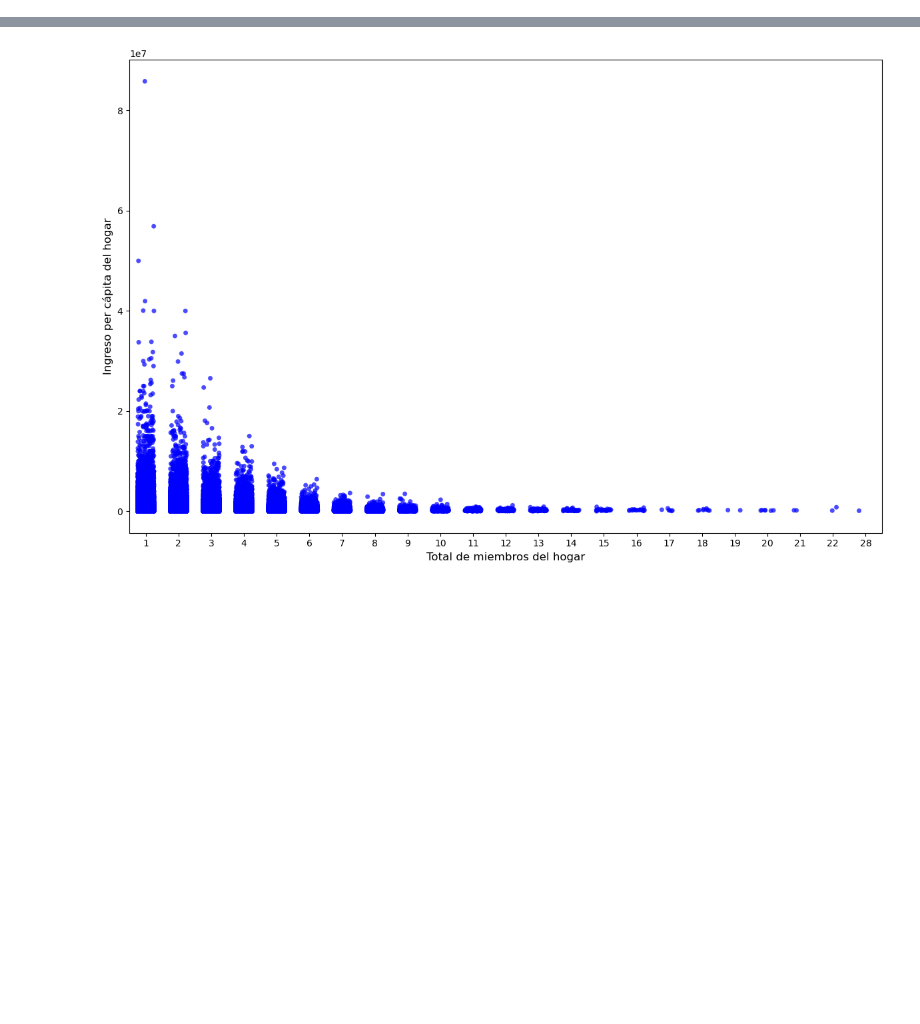
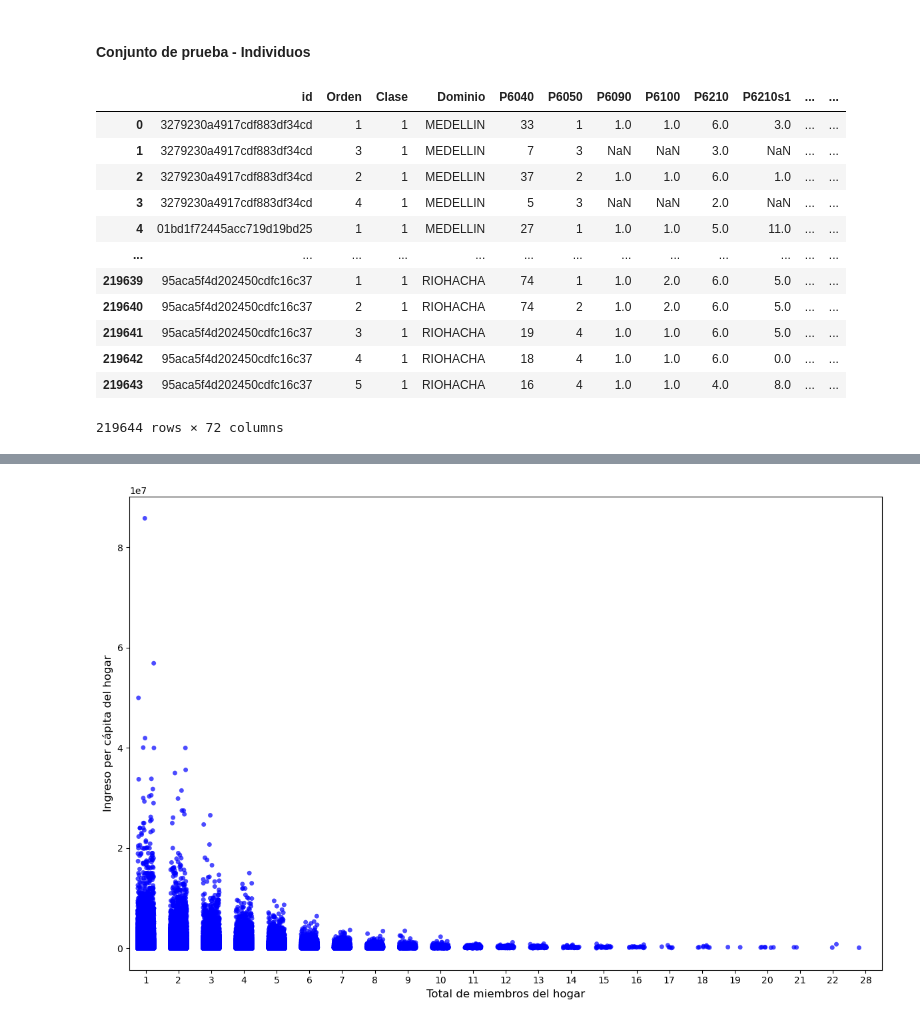
Before and after one commit to milagrosonofri/Problem_Set_2, a Jupyter notebook: scripts/1_Working_data.ipynb, the cells around one changed output, grey strips where cells are left out. Cells and saved outputs as stored; diff of their text form; code cells hidden in the pictures; blank space fills up the shorter version.

```diff
--- a/scripts/1_Working_data.ipynb
+++ b/scripts/1_Working_data.ipynb
@@ -131,0 +128,45 @@ train_set_ind_group
+# %% [markdown]
+#### Conjunto de prueba - Individuos
+# %%
+# Genero una dummy para varón y otra para mujer
+
+test_set_ind_2 =  pd.get_dummies(test_set_ind, columns=['P6020'])
+test_set_ind_2.rename(columns={'P6020_1':'Varon','P6020_2':'Mujer'}, inplace=True)
+# %%
+# Genero una dummy respecto si el individuo cobra subsidio o no
+
+test_set_ind_2['subsidio'] = test_set_ind_2.apply(subsidio, axis=1)
+# %%
+# Genero una dummy identificatoria de infancia (sujeto con 15 años o menos)
+
+test_set_ind_2['infancia'] = test_set_ind_2.apply(infancia, axis=1)
+# %%
+# Creo variable de ingreso de capital y/o pensiones
+
+test_set_ind_2['ing_capital'] = test_set_ind_2['P7495'].apply(lambda x: 1 if x == 1 else 0)
+# %%
+# Me quedo con la máxima cantidad de años de educación del jefe de hogar
+
+test_set_head = test_set_ind_2[test_set_ind_2['P6050'] == 1]
+
+test_set_head = test_set_head[['id','P6210s1','P6800', 'Oc', 'Des', 'Ina']]
+
+test_set_head = test_set_head.rename(columns={'P6210s1':'anios_educ_head','P6800':'hs_work_head', 'Oc':'oc_head', 'Des':'des_head', 'Ina':'ina_head'})
+
+test_set_ind_2 = test_set_ind_2.merge(test_set_head, how='left', on='id')
+
+test_set_ind_2
+# %% [output]
+|  | id | Orden | Clase | Dominio | P6040 | P6050 | P6090 | P6100 | P6210 | P6210s1 | ... | ... |
+| 0 | 3279230a4917cdf883df34cd | 1 | 1 | MEDELLIN | 33 | 1 | 1.0 | 1.0 | 6.0 | 3.0 | ... | ... |
+| 1 | 3279230a4917cdf883df34cd | 3 | 1 | MEDELLIN | 7 | 3 | NaN | NaN | 3.0 | NaN | ... | ... |
+| 2 | 3279230a4917cdf883df34cd | 2 | 1 | MEDELLIN | 37 | 2 | 1.0 | 1.0 | 6.0 | 1.0 | ... | ... |
+| 3 | 3279230a4917cdf883df34cd | 4 | 1 | MEDELLIN | 5 | 3 | NaN | NaN | 2.0 | NaN | ... | ... |
+| 4 | 01bd1f72445acc719d19bd25 | 1 | 1 | MEDELLIN | 27 | 1 | 1.0 | 1.0 | 5.0 | 11.0 | ... | ... |
+| ... | ... | ... | ... | ... | ... | ... | ... | ... | ... | ... | ... | ... |
+| 219639 | 95aca5f4d202450cdfc16c37 | 1 | 1 | RIOHACHA | 74 | 1 | 1.0 | 2.0 | 6.0 | 5.0 | ... | ... |
+| 219640 | 95aca5f4d202450cdfc16c37 | 2 | 1 | RIOHACHA | 74 | 2 | 1.0 | 2.0 | 6.0 | 5.0 | ... | ... |
+| 219641 | 95aca5f4d202450cdfc16c37 | 3 | 1 | RIOHACHA | 19 | 4 | 1.0 | 1.0 | 6.0 | 5.0 | ... | ... |
+| 219642 | 95aca5f4d202450cdfc16c37 | 4 | 1 | RIOHACHA | 18 | 4 | 1.0 | 1.0 | 6.0 | 0.0 | ... | ... |
+| 219643 | 95aca5f4d202450cdfc16c37 | 5 | 1 | RIOHACHA | 16 | 4 | 1.0 | 1.0 | 4.0 | 8.0 | ... | ... |
+219644 rows × 72 columns
```
Also changed, not shown: parts of 26 cells of this notebook, 2 other files.
